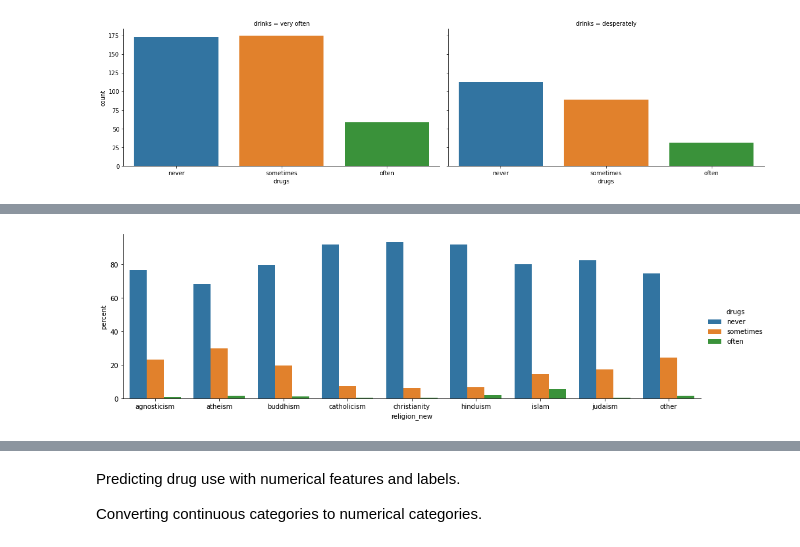
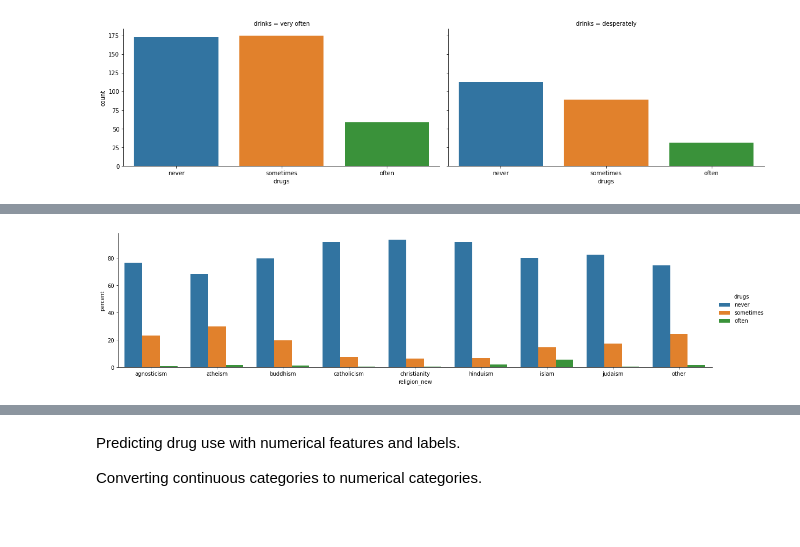
Before and after one commit to ClaudioLutz/okcupid-date-a-scientist-portfolio-project, a Jupyter notebook: date-a-scientist.ipynb, the cells around one changed output, grey strips where cells are left out. Saved outputs shown, nothing was run; the diff lists cells and outputs as text; code cells hidden in the pictures.

```diff
--- a/date-a-scientist.ipynb
+++ b/date-a-scientist.ipynb
@@ -108,14 +108,13 @@ Name: religion_new, dtype: int64
 # %%
 x,y = 'religion_new', 'drugs'
-
 (data
 .groupby(x)[y]
 .value_counts(normalize=True)
 .mul(100)
 .rename('percent')
 .reset_index()
-.pipe((sns.catplot,'data'), x=x,y='percent',hue=y,kind='bar',height=4, aspect=16/5))
+.pipe((sns.catplot,'data'), x=x,y='percent',hue=y,kind='bar',height=4, aspect=20/5))
 plt.show()
 # %% [output]
-[figure, old version]
+[figure, new version]
 # %%
```
Also changed, not shown: parts of 14 cells of this notebook.
